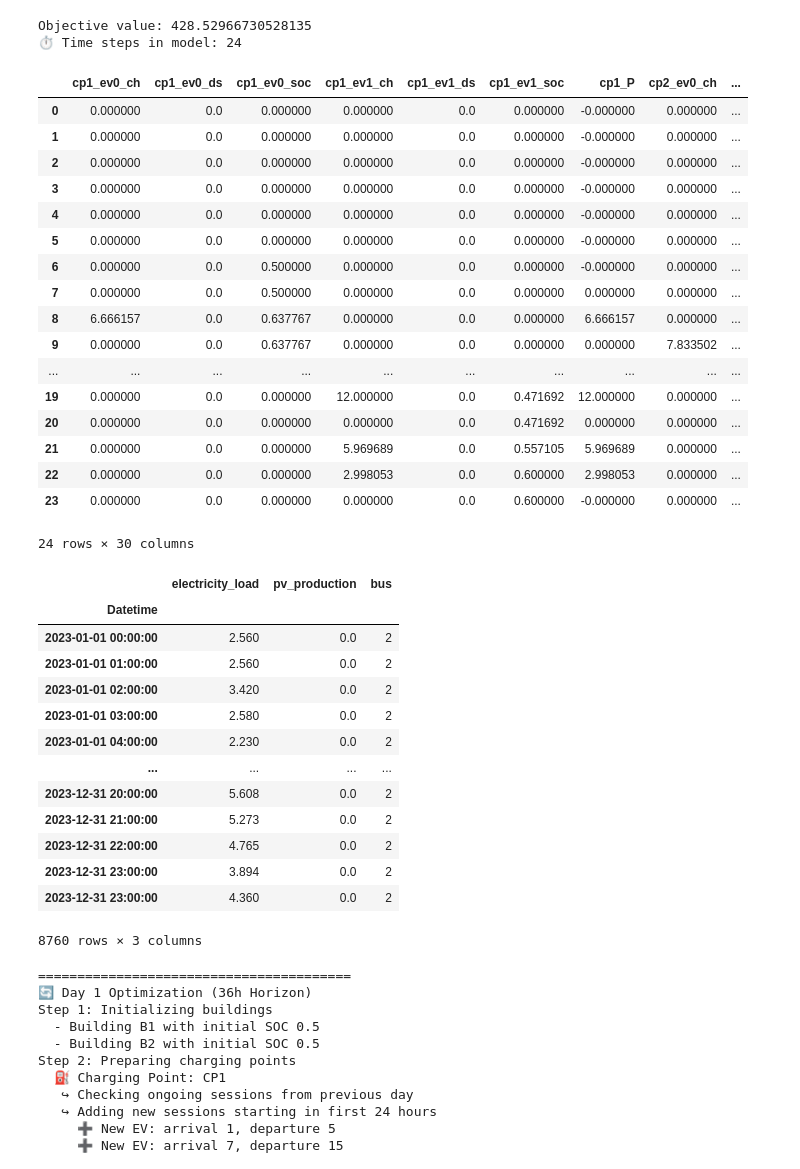
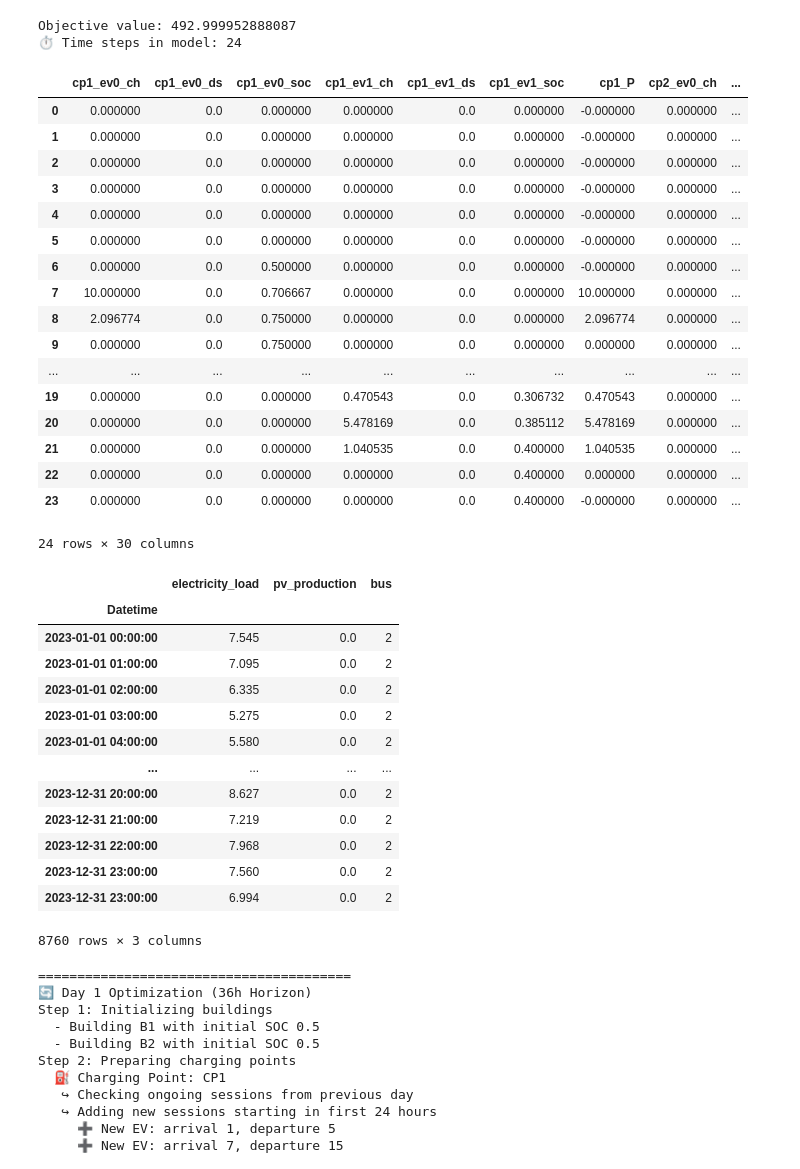
Before and after one commit to SaraAboebeid/ECOM-Tool, a Jupyter notebook: LEC-Opt-Agent-Based-No-Network.ipynb, the cells around one changed output. Cells and saved outputs as stored; diff of their text form; code cells hidden in the pictures.

```diff
--- a/LEC-Opt-Agent-Based-No-Network.ipynb
+++ b/LEC-Opt-Agent-Based-No-Network.ipynb
@@ -65,6 +65,7 @@ class LEC_Opt_spot():
         self.incentive_per_kwh = incentive_per_kwh
         self.v2g_on = v2g_on
         self.previous_monthly_peak = previous_monthly_peak
+        self.resolution = 1
         self.model = pyo.ConcreteModel()
         self.build_model()
 
@@ -89,6 +90,7 @@ class LEC_Opt_spot():
         self.model.Energy_tax = 0.439           # Tax fee SEK/kWh
         self.model.Energy_certificate = 0.005   #Energy certificate SEK/kWh
         self.model.compensation_fee = 0.02    # Transfer compensation fee SEK/kWh
+        self.model.resolution = self.resolution
 
         for charge_point in self.charging_points:
             setattr(self.model, f'{charge_point.name}_P', pyo.Var(self.model.T, within=pyo.Reals, bounds=(-1000000, 1000000)))
@@ -112,10 +114,10 @@ class LEC_Opt_spot():
                     ev_ds = getattr(model, f'{ev_name}_ds')[t]
                     ev_soc = getattr(model, f'{ev_name}_soc')[t]
                     if t == ev_arrival:
-                        return ev_soc == ev_arrival_soc + (ev_ch * charge_point.efficiency - ev_ds / charge_point.efficiency) / ev_capacity
+                        return ev_soc == ev_arrival_soc + (ev_ch * charge_point.efficiency - ev_ds / charge_point.efficiency) / ev_capacity / self.resolution
                     elif ev_arrival < t <= ev_departure:
                         ev_previous_soc = getattr(model, f'{ev_name}_soc')[t - 1]
-                        return ev_soc == ev_previous_soc + (ev_ch * charge_point.efficiency - ev_ds / charge_point.efficiency) / ev_capacity
+                        return ev_soc == ev_previous_soc + (ev_ch * charge_point.efficiency - ev_ds / charge_point.efficiency) / ev_capacity / self.resolution
                     else:
                         return pyo.Constraint.Skip
                 setattr(self.model, f'{ev_name}_soc_constraint', pyo.Constraint(self.model.T, rule=ev_soc_rule))
@@ -254,20 +256,18 @@ class LEC_Opt_spot():
         self.model.previous_peak_check2_constraint = pyo.Constraint(rule=previous_peak_check2)
 
         def tranmission_cost(model, t):
-            return model.transmission_cost[t] == model.P_im_grid[t] * model.Transmission_fee - model.P_ex_grid[t] * model.Transmission_health_incentive
+            return model.transmission_cost[t] == (model.P_im_grid[t] * model.Transmission_fee - model.P_ex_grid[t] * model.Transmission_health_incentive) / self.resolution
         self.model.tranmission_cost_constraint = pyo.Constraint(self.model.T, rule = tranmission_cost)
 
         def supplier_cost(model, t):
-            return model.supplier_cost[t] == model.P_im_grid[t] * (model.spot_prices[t] + model.Energy_certificate) - model.P_ex_grid[t] * (model.spot_prices[t] + model.Energy_certificate + model.compensation_fee)
+            return model.supplier_cost[t] == (model.P_im_grid[t] * (model.spot_prices[t] + model.Energy_certificate) - model.P_ex_grid[t] * (model.spot_prices[t] + model.Energy_certificate + model.compensation_fee)) / self.resolution
         self.model.supplier_cost_constraint = pyo.Constraint(self.model.T, rule = supplier_cost)
 
         def objective_rule(model):
             subscription_fee = model.Subscription_fee
-            supplier_cost = sum((model.spot_prices[t] + model.Energy_certificate) * model.P_im_grid[t]/4 - (model.spot_prices[t] + model.Energy_certificate + model.compensation_fee)
-                                * model.P_ex_grid[t]/4 for t in model.T)
-            transmission_cost = sum((model.Transmission_fee) * model.P_im_grid[t]/4 - (model.Transmission_health_incentive)
-                                * model.P_ex_grid[t]/4 for t in model.T)
-            peak_cost = model.Effect_fee * model.monthly_peak * 5
+            supplier_cost = sum(model.supplier_cost[t] for t in model.T)
+            transmission_cost = sum(model.transmission_cost[t] for t in model.T)
+            peak_cost = model.Effect_fee * model.monthly_peak * 5 #Check with "day/month" instead of 5
             dso_cost = transmission_cost + peak_cost + subscription_fee
             tax_cost = (supplier_cost + dso_cost)*0.25 + (1.25 * model.Energy_tax * sum(model.P_im_grid[t] - model.P_ex_grid[t] for t in model.T) / 4)
             overall_cost = dso_cost + tax_cost + supplier_cost
@@ -305,45 +305,45 @@ class LEC_Opt_spot():
 T = 24
 
 # Spot prices (€/kWh)
 spot_prices = [0.05 + 0.01*np.sin(i*np.pi/12) for i in range(T)]
 
 # 24-hour realistic load and PV
 load = [15 + 0.5*np.sin(i*np.pi/12) for i in range(T)]
 pv_production = [0.0 if i < 6 or i > 18 else 1.5*np.sin((i-6)*np.pi/12) for i in range(T)]
 load1 = [10 + 0.5*np.sin(i*np.pi/12) for i in range(T)]
 pv_production1 = [0.0 if i < 6 or i > 18 else 2.5*np.sin((i-6)*np.pi/12) for i in range(T)]
 
-cp1 = charging_point(name = 'cp1', ev_capacity=[45, 65], ev_max_power=[10, 12], ev_arrival=[6, 18], ev_departure= [12, 23], ev_arrival_soc=[0.5, 0.3], ev_desired_soc=[0.75, 0.6])
-cp2 = charging_point(name = 'cp2', ev_capacity=[55, 95], ev_max_power=[10, 12], ev_arrival=[8, 15], ev_departure= [12, 20], ev_arrival_soc=[0.4, 0.7], ev_desired_soc=[0.75, 0.75])
+cp1 = charging_point(name = 'cp1', ev_capacity=[45, 65], ev_max_power=[10, 12], ev_arrival=[6, 18], ev_departure= [12, 23], ev_arrival_soc=[0.5, 0.3], ev_desired_soc=[0.75, 0.4])
+cp2 = charging_point(name = 'cp2', ev_capacity=[55, 95], ev_max_power=[10, 12], ev_arrival=[8, 15], ev_departure= [12, 20], ev_arrival_soc=[0.6, 0.7], ev_desired_soc=[0.75, 0.75])
 
 b1 = building(name= 'b1', load = load, pv_production=pv_production, bess_capacity=100, bess_initial_soc=0.5, bess_max_power=15)
 b2 = building(name= 'b2', load = load1, pv_production=pv_production1, bess_capacity=80, bess_initial_soc=0.5, bess_max_power=7.5)
 b3 = building(name= 'b3', load = [0*i for i in range(len(load1))], pv_production=[0*i for i in range(len(pv_production1))], bess_capacity=80, bess_initial_soc=0.5, bess_max_power=7.5)
 
 opt_model = LEC_Opt_spot([cp1, cp2], [b1, b2, b3], spot_prices)
 results_df = opt_model.solve()
 df = opt_model.get_results()
 df
 # %% [output]
-Objective value: 428.52966730528135
+Objective value: 492.999952888087
 ⏱ Time steps in model: 24
 |  | cp1_ev0_ch | cp1_ev0_ds | cp1_ev0_soc | cp1_ev1_ch | cp1_ev1_ds | cp1_ev1_soc | cp1_P | cp2_ev0_ch | ... |
 | 0 | 0.000000 | 0.0 | 0.000000 | 0.000000 | 0.0 | 0.000000 | -0.000000 | 0.000000 | ... |
 | 1 | 0.000000 | 0.0 | 0.000000 | 0.000000 | 0.0 | 0.000000 | -0.000000 | 0.000000 | ... |
 | 2 | 0.000000 | 0.0 | 0.000000 | 0.000000 | 0.0 | 0.000000 | -0.000000 | 0.000000 | ... |
 | 3 | 0.000000 | 0.0 | 0.000000 | 0.000000 | 0.0 | 0.000000 | -0.000000 | 0.000000 | ... |
 | 4 | 0.000000 | 0.0 | 0.000000 | 0.000000 | 0.0 | 0.000000 | -0.000000 | 0.000000 | ... |
 | 5 | 0.000000 | 0.0 | 0.000000 | 0.000000 | 0.0 | 0.000000 | -0.000000 | 0.000000 | ... |
 | 6 | 0.000000 | 0.0 | 0.500000 | 0.000000 | 0.0 | 0.000000 | -0.000000 | 0.000000 | ... |
-| 7 | 0.000000 | 0.0 | 0.500000 | 0.000000 | 0.0 | 0.000000 | 0.000000 | 0.000000 | ... |
-| 8 | 6.666157 | 0.0 | 0.637767 | 0.000000 | 0.0 | 0.000000 | 6.666157 | 0.000000 | ... |
-| 9 | 0.000000 | 0.0 | 0.637767 | 0.000000 | 0.0 | 0.000000 | 0.000000 | 7.833502 | ... |
+| 7 | 10.000000 | 0.0 | 0.706667 | 0.000000 | 0.0 | 0.000000 | 10.000000 | 0.000000 | ... |
+| 8 | 2.096774 | 0.0 | 0.750000 | 0.000000 | 0.0 | 0.000000 | 2.096774 | 0.000000 | ... |
+| 9 | 0.000000 | 0.0 | 0.750000 | 0.000000 | 0.0 | 0.000000 | 0.000000 | 0.000000 | ... |
 | ... | ... | ... | ... | ... | ... | ... | ... | ... | ... |
-| 19 | 0.000000 | 0.0 | 0.000000 | 12.000000 | 0.0 | 0.471692 | 12.000000 | 0.000000 | ... |
-| 20 | 0.000000 | 0.0 | 0.000000 | 0.000000 | 0.0 | 0.471692 | 0.000000 | 0.000000 | ... |
-| 21 | 0.000000 | 0.0 | 0.000000 | 5.969689 | 0.0 | 0.557105 | 5.969689 | 0.000000 | ... |
-| 22 | 0.000000 | 0.0 | 0.000000 | 2.998053 | 0.0 | 0.600000 | 2.998053 | 0.000000 | ... |
-| 23 | 0.000000 | 0.0 | 0.000000 | 0.000000 | 0.0 | 0.600000 | -0.000000 | 0.000000 | ... |
+| 19 | 0.000000 | 0.0 | 0.000000 | 0.470543 | 0.0 | 0.306732 | 0.470543 | 0.000000 | ... |
+| 20 | 0.000000 | 0.0 | 0.000000 | 5.478169 | 0.0 | 0.385112 | 5.478169 | 0.000000 | ... |
+| 21 | 0.000000 | 0.0 | 0.000000 | 1.040535 | 0.0 | 0.400000 | 1.040535 | 0.000000 | ... |
+| 22 | 0.000000 | 0.0 | 0.000000 | 0.000000 | 0.0 | 0.400000 | 0.000000 | 0.000000 | ... |
+| 23 | 0.000000 | 0.0 | 0.000000 | 0.000000 | 0.0 | 0.400000 | -0.000000 | 0.000000 | ... |
 24 rows × 30 columns
 # %%
 # Detect base directory:
@@ -363,21 +363,21 @@ charging_point_data = pd.read_excel(charging_point_file_path, sheet_name=None)
 spot_prices_all.index = pd.to_datetime(spot_prices_all.index)
 spot_prices_hourly = spot_prices_all.resample('h').mean()
 # %%
-building_data['B1']
+building_data['B2']
 # %% [output]
 |  | electricity_load | pv_production | bus |
 | Datetime |  |  |  |
-| 2023-01-01 00:00:00 | 2.560 | 0.0 | 2 |
-| 2023-01-01 01:00:00 | 2.560 | 0.0 | 2 |
-| 2023-01-01 02:00:00 | 3.420 | 0.0 | 2 |
-| 2023-01-01 03:00:00 | 2.580 | 0.0 | 2 |
-| 2023-01-01 04:00:00 | 2.230 | 0.0 | 2 |
+| 2023-01-01 00:00:00 | 7.545 | 0.0 | 2 |
+| 2023-01-01 01:00:00 | 7.095 | 0.0 | 2 |
+| 2023-01-01 02:00:00 | 6.335 | 0.0 | 2 |
+| 2023-01-01 03:00:00 | 5.275 | 0.0 | 2 |
+| 2023-01-01 04:00:00 | 5.580 | 0.0 | 2 |
 | ... | ... | ... | ... |
-| 2023-12-31 20:00:00 | 5.608 | 0.0 | 2 |
-| 2023-12-31 21:00:00 | 5.273 | 0.0 | 2 |
-| 2023-12-31 22:00:00 | 4.765 | 0.0 | 2 |
-| 2023-12-31 23:00:00 | 3.894 | 0.0 | 2 |
-| 2023-12-31 23:00:00 | 4.360 | 0.0 | 2 |
+| 2023-12-31 20:00:00 | 8.627 | 0.0 | 2 |
+| 2023-12-31 21:00:00 | 7.219 | 0.0 | 2 |
+| 2023-12-31 22:00:00 | 7.968 | 0.0 | 2 |
+| 2023-12-31 23:00:00 | 7.560 | 0.0 | 2 |
+| 2023-12-31 23:00:00 | 6.994 | 0.0 | 2 |
 8760 rows × 3 columns
 # %%
 start_date = pd.to_datetime("2023-01-01")
```
Also changed, not shown: parts of 3 cells of this notebook, 6 other files.
